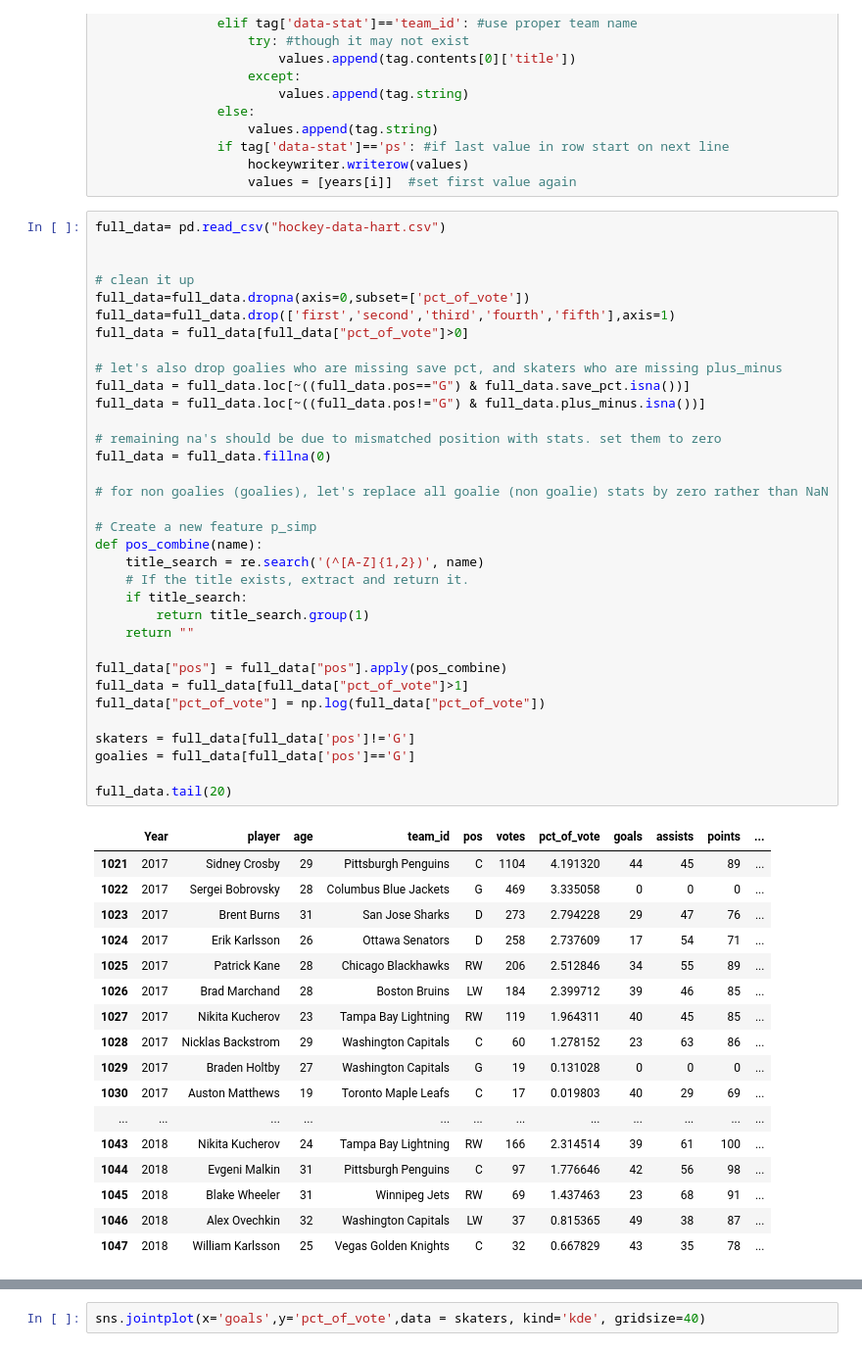
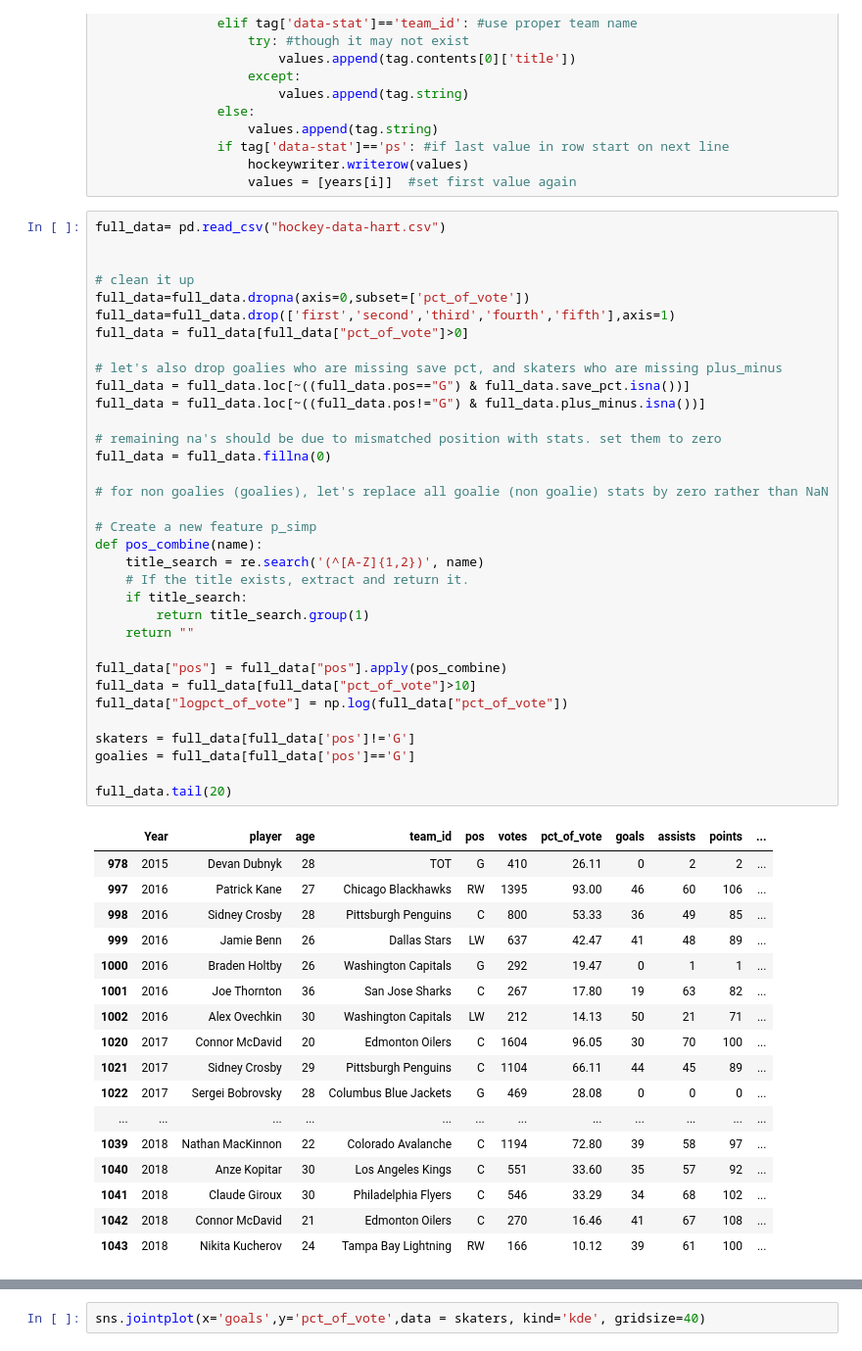
Before and after one commit to dbz10/NHL-Player-Awards, a Jupyter notebook: NHL MVP prediction.ipynb, the cells around one changed output, grey strips where cells are left out. Shown at 98% size. Drawn from its saved outputs; the diff is of its cells as text.

```diff
--- a/NHL MVP prediction.ipynb
+++ b/NHL MVP prediction.ipynb
@@ -111,51 +111,51 @@ full_data= pd.read_csv("hockey-data-hart.csv")
 # clean it up
 full_data=full_data.dropna(axis=0,subset=['pct_of_vote'])
 full_data=full_data.drop(['first','second','third','fourth','fifth'],axis=1)
 full_data = full_data[full_data["pct_of_vote"]>0]
 
 # let's also drop goalies who are missing save pct, and skaters who are missing plus_minus
 full_data = full_data.loc[~((full_data.pos=="G") & full_data.save_pct.isna())]
 full_data = full_data.loc[~((full_data.pos!="G") & full_data.plus_minus.isna())]
 
 # remaining na's should be due to mismatched position with stats. set them to zero
 full_data = full_data.fillna(0)
 
 # for non goalies (goalies), let's replace all goalie (non goalie) stats by zero rather than NaN
 
 # Create a new feature p_simp
 def pos_combine(name):
     title_search = re.search('(^[A-Z]{1,2})', name)
     # If the title exists, extract and return it.
     if title_search:
         return title_search.group(1)
     return ""
 
 full_data["pos"] = full_data["pos"].apply(pos_combine)
-full_data = full_data[full_data["pct_of_vote"]>1]
-full_data["pct_of_vote"] = np.log(full_data["pct_of_vote"])
+full_data = full_data[full_data["pct_of_vote"]>10]
+full_data["logpct_of_vote"] = np.log(full_data["pct_of_vote"])
 
 skaters = full_data[full_data['pos']!='G']
 goalies = full_data[full_data['pos']=='G']
 
 full_data.tail(20)
 # %% [output]
 |  | Year | player | age | team_id | pos | votes | pct_of_vote | goals | assists | points | ... |
-| 1021 | 2017 | Sidney Crosby | 29 | Pittsburgh Penguins | C | 1104 | 4.191320 | 44 | 45 | 89 | ... |
-| 1022 | 2017 | Sergei Bobrovsky | 28 | Columbus Blue Jackets | G | 469 | 3.335058 | 0 | 0 | 0 | ... |
-| 1023 | 2017 | Brent Burns | 31 | San Jose Sharks | D | 273 | 2.794228 | 29 | 47 | 76 | ... |
-| 1024 | 2017 | Erik Karlsson | 26 | Ottawa Senators | D | 258 | 2.737609 | 17 | 54 | 71 | ... |
-| 1025 | 2017 | Patrick Kane | 28 | Chicago Blackhawks | RW | 206 | 2.512846 | 34 | 55 | 89 | ... |
-| 1026 | 2017 | Brad Marchand | 28 | Boston Bruins | LW | 184 | 2.399712 | 39 | 46 | 85 | ... |
-| 1027 | 2017 | Nikita Kucherov | 23 | Tampa Bay Lightning | RW | 119 | 1.964311 | 40 | 45 | 85 | ... |
-| 1028 | 2017 | Nicklas Backstrom | 29 | Washington Capitals | C | 60 | 1.278152 | 23 | 63 | 86 | ... |
-| 1029 | 2017 | Braden Holtby | 27 | Washington Capitals | G | 19 | 0.131028 | 0 | 0 | 0 | ... |
-| 1030 | 2017 | Auston Matthews | 19 | Toronto Maple Leafs | C | 17 | 0.019803 | 40 | 29 | 69 | ... |
+| 978 | 2015 | Devan Dubnyk | 28 | TOT | G | 410 | 26.11 | 0 | 2 | 2 | ... |
+| 997 | 2016 | Patrick Kane | 27 | Chicago Blackhawks | RW | 1395 | 93.00 | 46 | 60 | 106 | ... |
+| 998 | 2016 | Sidney Crosby | 28 | Pittsburgh Penguins | C | 800 | 53.33 | 36 | 49 | 85 | ... |
+| 999 | 2016 | Jamie Benn | 26 | Dallas Stars | LW | 637 | 42.47 | 41 | 48 | 89 | ... |
+| 1000 | 2016 | Braden Holtby | 26 | Washington Capitals | G | 292 | 19.47 | 0 | 1 | 1 | ... |
+| 1001 | 2016 | Joe Thornton | 36 | San Jose Sharks | C | 267 | 17.80 | 19 | 63 | 82 | ... |
+| 1002 | 2016 | Alex Ovechkin | 30 | Washington Capitals | LW | 212 | 14.13 | 50 | 21 | 71 | ... |
+| 1020 | 2017 | Connor McDavid | 20 | Edmonton Oilers | C | 1604 | 96.05 | 30 | 70 | 100 | ... |
+| 1021 | 2017 | Sidney Crosby | 29 | Pittsburgh Penguins | C | 1104 | 66.11 | 44 | 45 | 89 | ... |
+| 1022 | 2017 | Sergei Bobrovsky | 28 | Columbus Blue Jackets | G | 469 | 28.08 | 0 | 0 | 0 | ... |
 | ... | ... | ... | ... | ... | ... | ... | ... | ... | ... | ... | ... |
-| 1043 | 2018 | Nikita Kucherov | 24 | Tampa Bay Lightning | RW | 166 | 2.314514 | 39 | 61 | 100 | ... |
-| 1044 | 2018 | Evgeni Malkin | 31 | Pittsburgh Penguins | C | 97 | 1.776646 | 42 | 56 | 98 | ... |
-| 1045 | 2018 | Blake Wheeler | 31 | Winnipeg Jets | RW | 69 | 1.437463 | 23 | 68 | 91 | ... |
-| 1046 | 2018 | Alex Ovechkin | 32 | Washington Capitals | LW | 37 | 0.815365 | 49 | 38 | 87 | ... |
-| 1047 | 2018 | William Karlsson | 25 | Vegas Golden Knights | C | 32 | 0.667829 | 43 | 35 | 78 | ... |
+| 1039 | 2018 | Nathan MacKinnon | 22 | Colorado Avalanche | C | 1194 | 72.80 | 39 | 58 | 97 | ... |
+| 1040 | 2018 | Anze Kopitar | 30 | Los Angeles Kings | C | 551 | 33.60 | 35 | 57 | 92 | ... |
+| 1041 | 2018 | Claude Giroux | 30 | Philadelphia Flyers | C | 546 | 33.29 | 34 | 68 | 102 | ... |
+| 1042 | 2018 | Connor McDavid | 21 | Edmonton Oilers | C | 270 | 16.46 | 41 | 67 | 108 | ... |
+| 1043 | 2018 | Nikita Kucherov | 24 | Tampa Bay Lightning | RW | 166 | 10.12 | 39 | 61 | 100 | ... |
 # %%
 full_data['pct_of_vote'].plot.hist()
 # %% [output]
```
Also changed, not shown: parts of 8 cells of this notebook.
